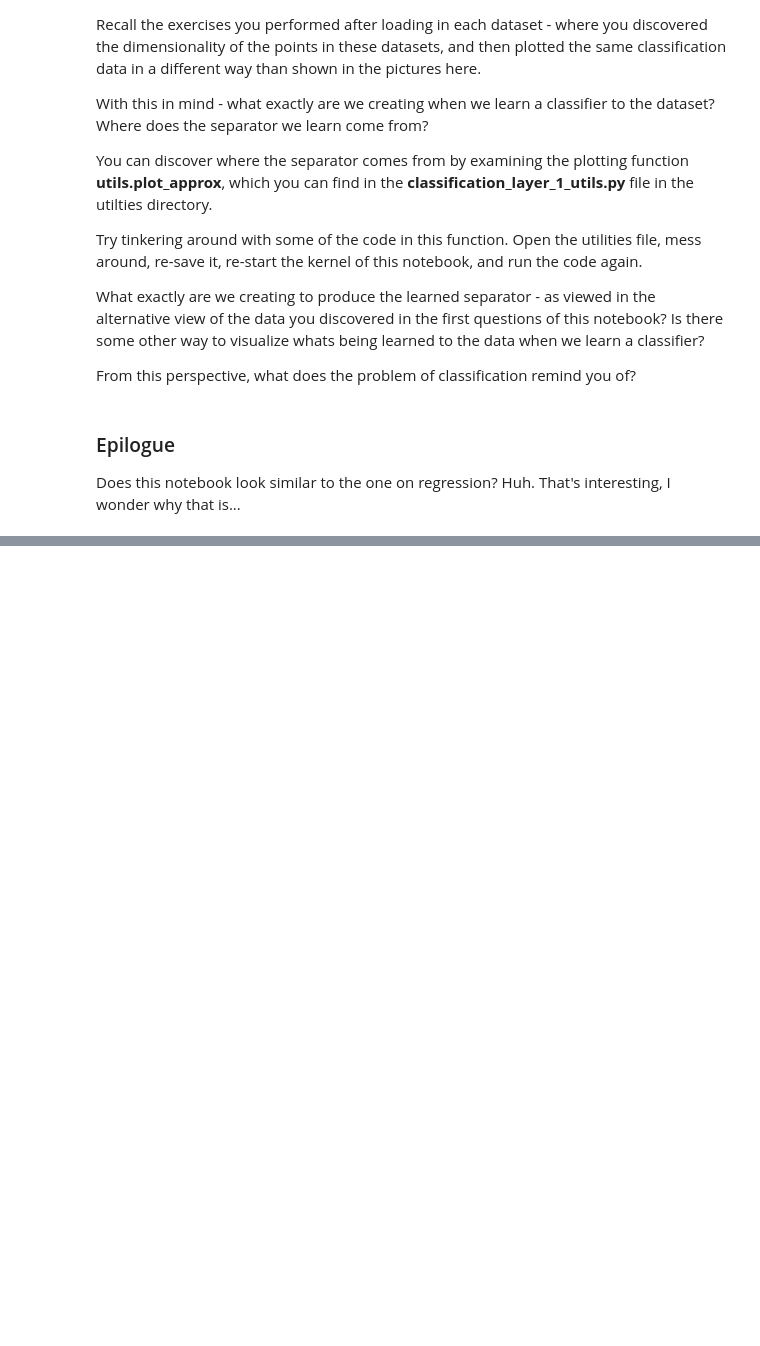
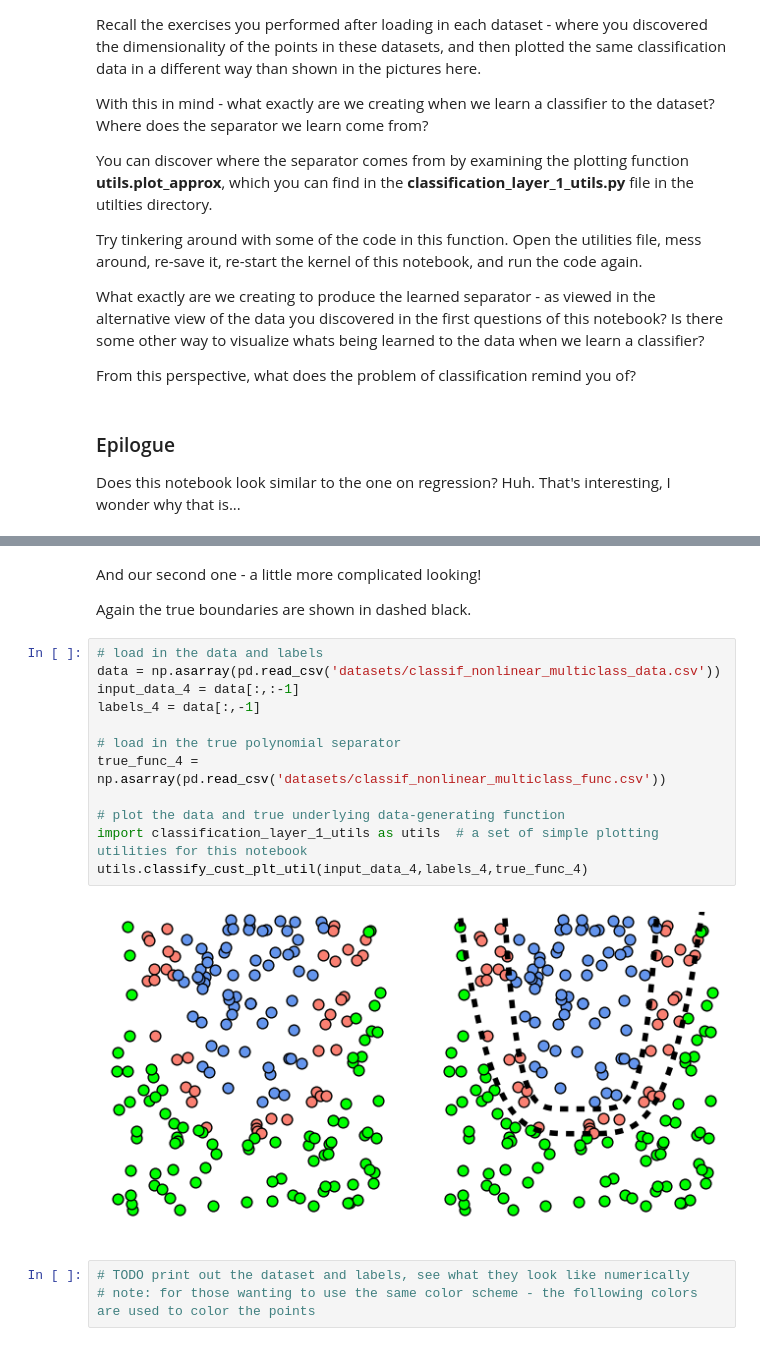
Before and after one commit to are7are7/austinMetis, a Jupyter notebook: layer_1/metis_classification_layer_1.ipynb, the cells around one changed output, grey strips where cells are left out. Cells and saved outputs as stored; diff of their text form; blank space fills up the shorter version.

```diff
--- a/layer_1/metis_classification_layer_1.ipynb
+++ b/layer_1/metis_classification_layer_1.ipynb
@@ -337,0 +389,21 @@ Does this notebook look similar to the one on regression?  Huh.  That's interest
+# %% [markdown]
+And our second one - a little more complicated looking!
+
+Again the true boundaries are shown in dashed black.
+# %%
+# load in the data and labels
+data = np.asarray(pd.read_csv('datasets/classif_nonlinear_multiclass_data.csv'))
+input_data_4 = data[:,:-1]
+labels_4 = data[:,-1]
+
+# load in the true polynomial separator
+true_func_4 = np.asarray(pd.read_csv('datasets/classif_nonlinear_multiclass_func.csv'))
+
+# plot the data and true underlying data-generating function
+import classification_layer_1_utils as utils  # a set of simple plotting utilities for this notebook
+utils.classify_cust_plt_util(input_data_4,labels_4,true_func_4)
+# %% [output]
+[figure, added]
+# %%
+# TODO print out the dataset and labels, see what they look like numerically
+# note: for those wanting to use the same color scheme - the following colors are used to color the points
```
Also changed, not shown: parts of 16 cells of this notebook, 12 other files.
